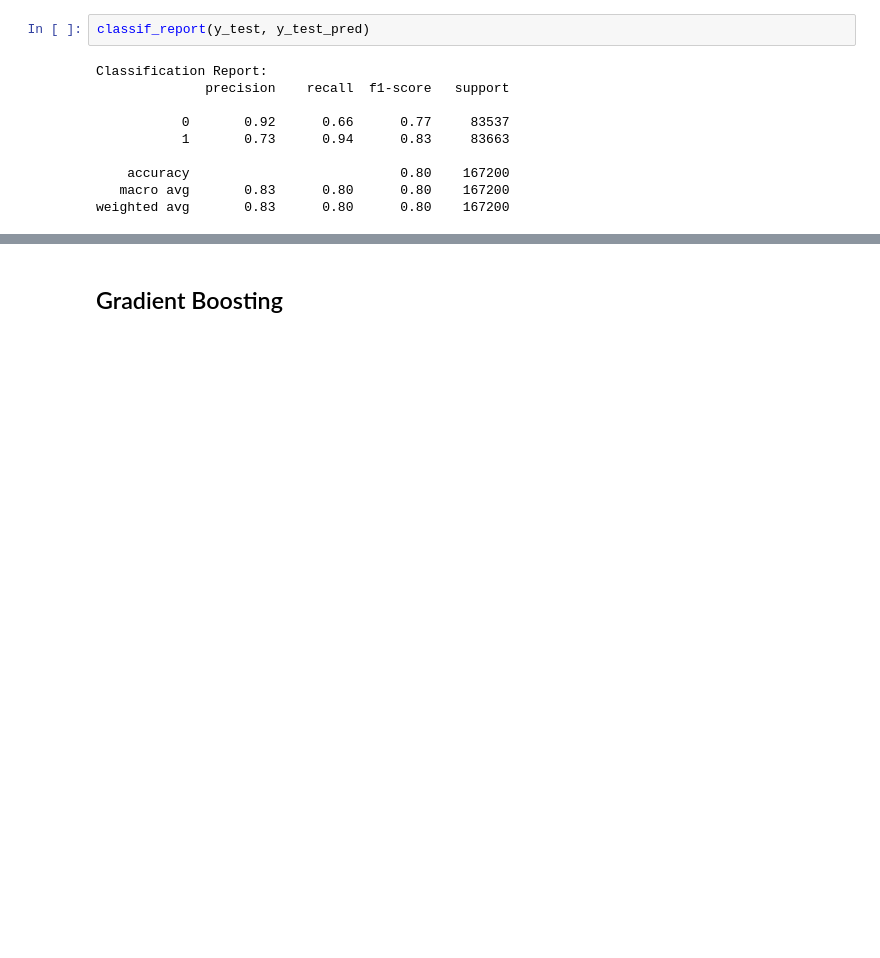
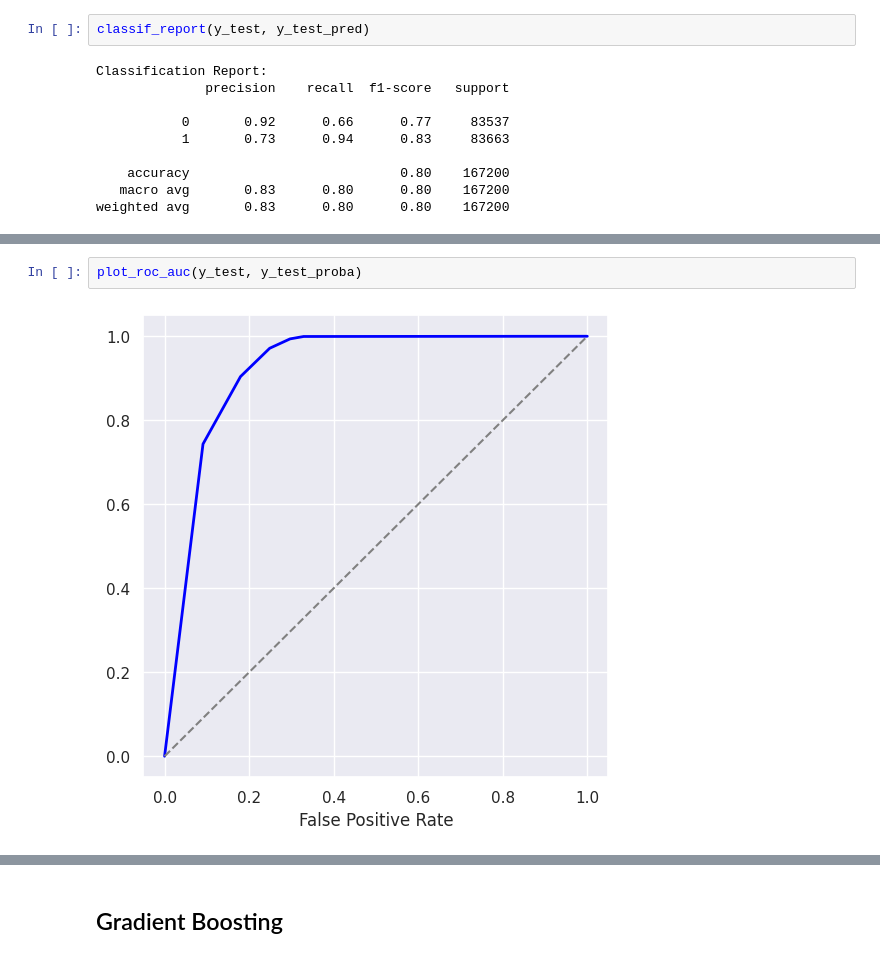
Before and after one commit to gautampatil01/Health-Insurance-Cross-Sell-Prediction, a Jupyter notebook: TRAIN_HEALTH_INSURANCE_CROSS_SELL_PREDICTION.ipynb, the cells around one changed output, grey strips where cells are left out. Saved outputs shown, nothing was run; the diff lists cells and outputs as text; blank space fills up the shorter version.

```diff
--- a/TRAIN_HEALTH_INSURANCE_CROSS_SELL_PREDICTION.ipynb
+++ b/TRAIN_HEALTH_INSURANCE_CROSS_SELL_PREDICTION.ipynb
@@ -767,0 +810,4 @@ weighted avg       0.83      0.80      0.80    167200
+# %%
+plot_roc_auc(y_test, y_test_proba)
+# %% [output]
+[figure, added]
```
Also changed, not shown: parts of 8 cells of this notebook.
